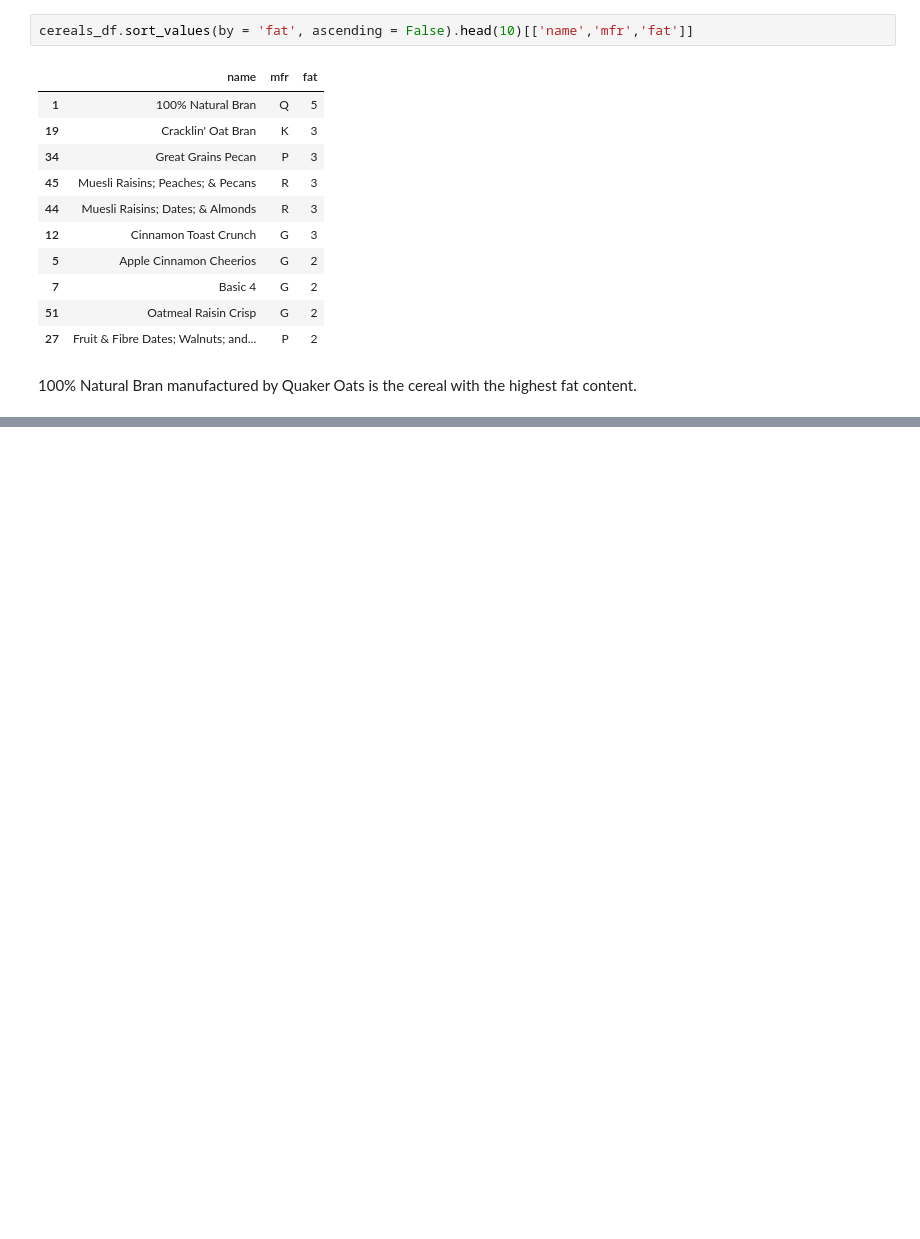
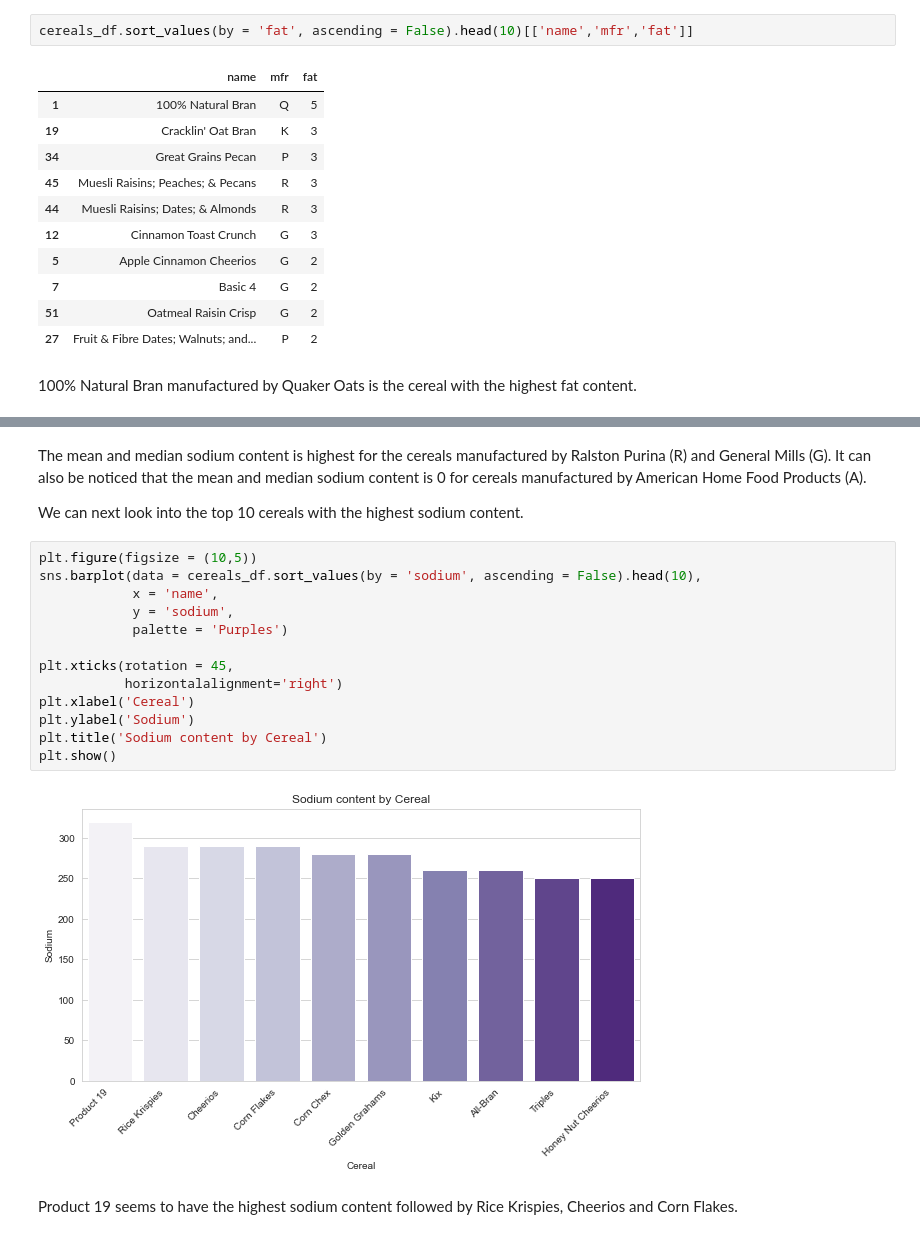
Before and after one commit to ayg15/cereals, a Jupyter notebook: Cereals EDA.ipynb, the cells around one changed output, grey strips where cells are left out. Saved outputs shown, nothing was run; the diff lists cells and outputs as text; blank space fills up the shorter version.

```diff
--- a/Cereals EDA.ipynb
+++ b/Cereals EDA.ipynb
@@ -349,0 +377,21 @@ cereals_df.sort_values(by = 'fat', ascending = False).head(10)[['name','mfr','fa
+# %% [markdown]
+The mean and median sodium content is highest for the cereals manufactured by Ralston Purina (R) and General Mills (G). It can also be noticed that the mean and median sodium content is 0 for cereals manufactured by American Home Food Products (A).
+
+We can next look into the top 10 cereals with the highest sodium content.
+# %%
+plt.figure(figsize = (10,5))
+sns.barplot(data = cereals_df.sort_values(by = 'sodium', ascending = False).head(10),
+            x = 'name',
+            y = 'sodium',
+            palette = 'Purples')
+
+plt.xticks(rotation = 45,
+           horizontalalignment='right')
+plt.xlabel('Cereal')
+plt.ylabel('Sodium')
+plt.title('Sodium content by Cereal')
+plt.show()
+# %% [output]
+[figure, added]
+# %% [markdown]
+Product 19 seems to have the highest sodium content followed by Rice Krispies, Cheerios and Corn Flakes.
```
Also changed, not shown: parts of 26 cells of this notebook.
